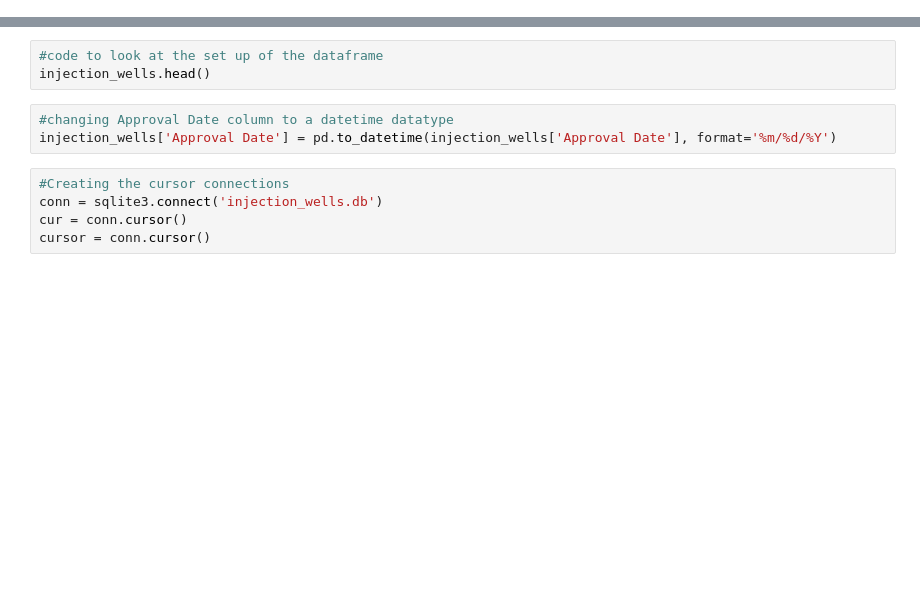
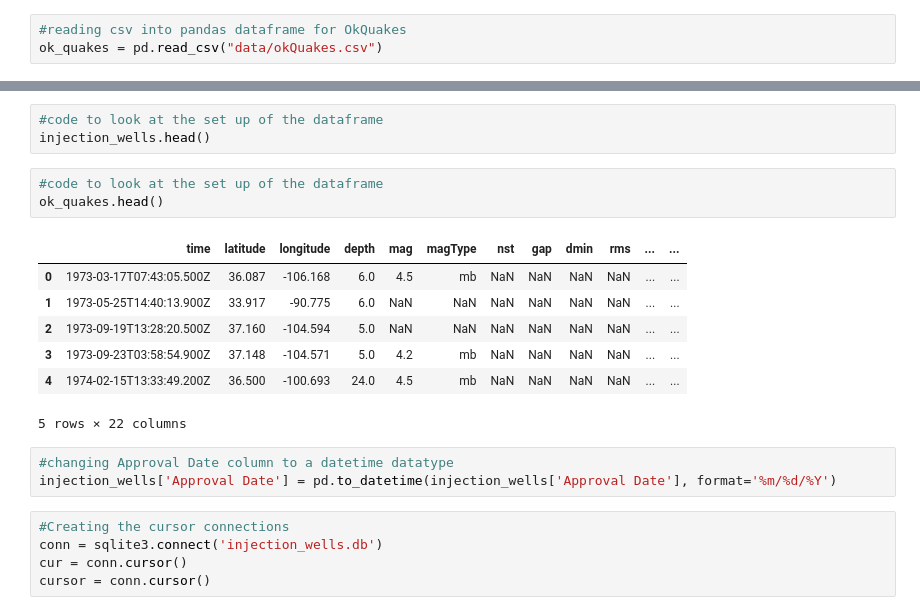
Before and after one commit to jeanettie/Python4Data, a Jupyter notebook: InjectionWells.ipynb, the cells around one changed output, grey strips where cells are left out. Saved outputs shown, nothing was run; the diff lists cells and outputs as text; blank space fills up the shorter version.

Commit message:
adding ok quake csv

```diff
--- a/InjectionWells.ipynb
+++ b/InjectionWells.ipynb
@@ -16,4 +16,7 @@ from bokeh.models import HoverTool, FuncTickFormatter, FixedTicker, ColumnDataSo
 injection_wells = pd.read_csv("data/InjectionWells.csv")
+# %%
+#reading csv into pandas dataframe for OkQuakes
+ok_quakes = pd.read_csv("data/okQuakes.csv")
 # %%
 #code to look at datatypes of a dataframe
 injection_wells.dtypes
@@ -20,6 +44,17 @@ injection_wells.dtypes
 # %%
 #code to look at the set up of the dataframe
 injection_wells.head()
+# %%
+#code to look at the set up of the dataframe
+ok_quakes.head()
+# %% [output]
+|  | time | latitude | longitude | depth | mag | magType | nst | gap | dmin | rms | ... | ... |
+| 0 | 1973-03-17T07:43:05.500Z | 36.087 | -106.168 | 6.0 | 4.5 | mb | NaN | NaN | NaN | NaN | ... | ... |
+| 1 | 1973-05-25T14:40:13.900Z | 33.917 | -90.775 | 6.0 | NaN | NaN | NaN | NaN | NaN | NaN | ... | ... |
+| 2 | 1973-09-19T13:28:20.500Z | 37.160 | -104.594 | 5.0 | NaN | NaN | NaN | NaN | NaN | NaN | ... | ... |
+| 3 | 1973-09-23T03:58:54.900Z | 37.148 | -104.571 | 5.0 | 4.2 | mb | NaN | NaN | NaN | NaN | ... | ... |
+| 4 | 1974-02-15T13:33:49.200Z | 36.500 | -100.693 | 24.0 | 4.5 | mb | NaN | NaN | NaN | NaN | ... | ... |
+5 rows × 22 columns
 # %%
 #changing Approval Date column to a datetime datatype
 injection_wells['Approval Date'] = pd.to_datetime(injection_wells['Approval Date'], format='%m/%d/%Y')
```
Also changed, not shown: parts of 7 cells of this notebook.
